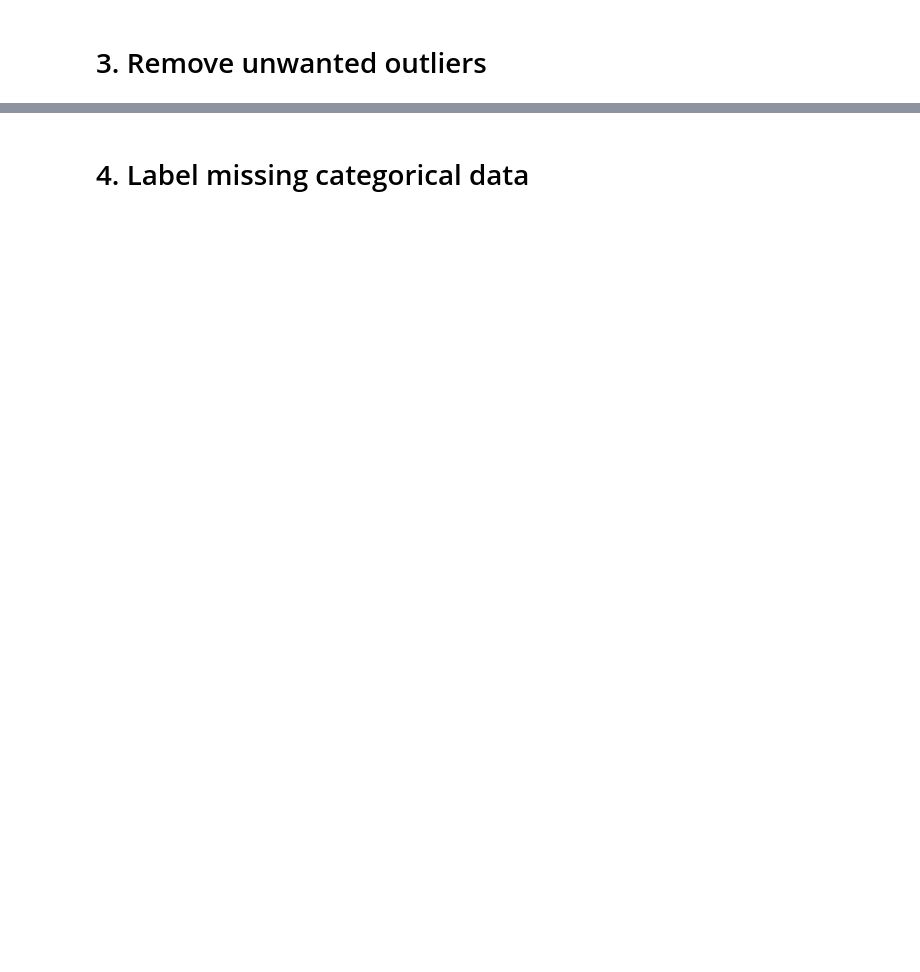
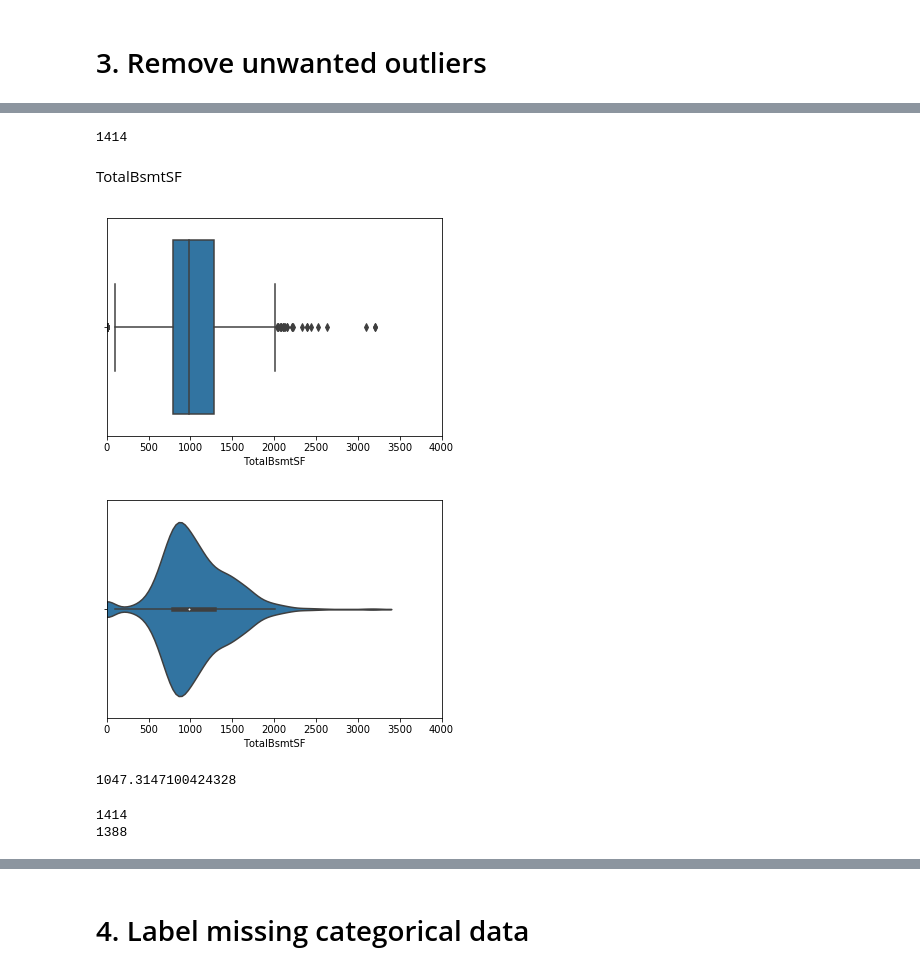
Before and after one commit to eric-hendrickson/data_science_final_project, a Jupyter notebook: Final Project.ipynb, the cells around one changed output, grey strips where cells are left out. Cells and saved outputs as stored; diff of their text form; code cells hidden in the pictures; blank space fills up the shorter version.

```diff
--- a/Final Project.ipynb
+++ b/Final Project.ipynb
@@ -218,0 +285,28 @@ for column in df:
+# %%
+df = df[df['YearBuilt'] >= 1900]
+print(len(df))
+# %% [output]
+1414
+# %% [markdown]
+TotalBsmtSF
+# %%
+sns.boxplot(df.TotalBsmtSF)
+plt.xlim(0, 4000)
+plt.show()
+
+sns.violinplot(df.TotalBsmtSF)
+plt.xlim(0, 4000)
+plt.show()
+
+print(df.TotalBsmtSF.mean())
+# %% [output]
+[figure, added]
+[figure, added]
+1047.3147100424328
+# %%
+print(len(df))
+df = df[df['TotalBsmtSF'] <= 2000]
+print(len(df))
+# %% [output]
+1414
+1388
```
Also changed, not shown: parts of 34 cells of this notebook, 1 other file.
